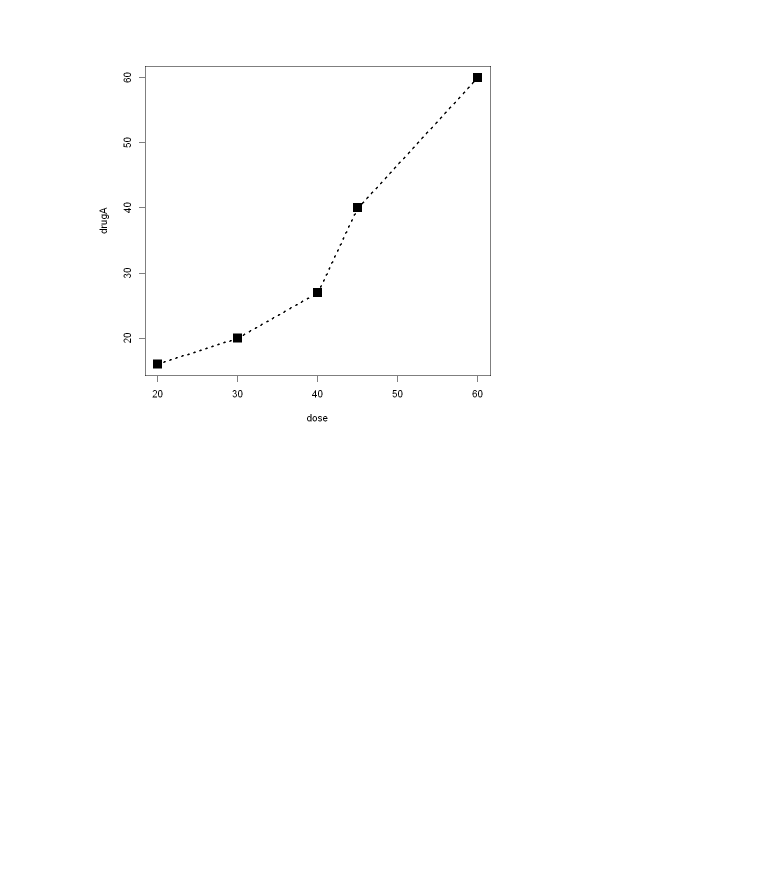
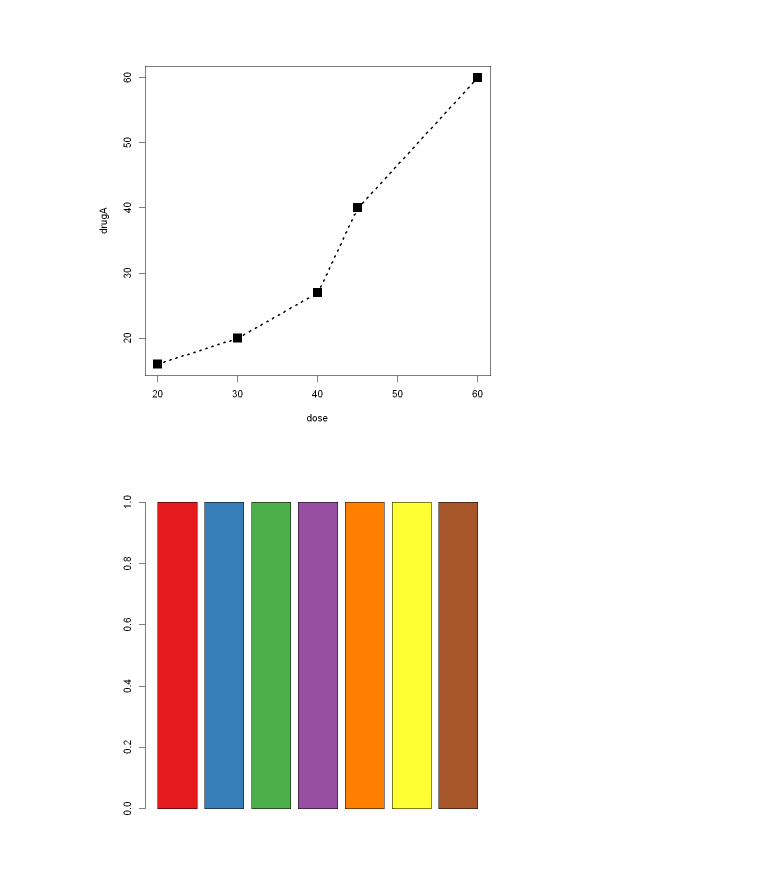
Before and after one commit to ruishuQU/R-IN-ACTION, a Jupyter notebook: code/ch03 图形初阶.ipynb, the cells around one changed output. Saved outputs shown, nothing was run; the diff lists cells and outputs as text; code cells hidden in the pictures; blank space fills up the shorter version.

```diff
--- a/code/ch03 图形初阶.ipynb
+++ b/code/ch03 图形初阶.ipynb
@@ -81,0 +83,6 @@ plot(dose,drugA,type = "b",lty = 3,lwd = 3,pch = 15,cex = 2)
+# %%
+n <- 7
+mycolors <- brewer.pal(n,"Set1")
+barplot(rep(1,n),col = mycolors)
+# %% [output]
+[figure, added]
```
Also changed, not shown: parts of 16 cells of this notebook.
